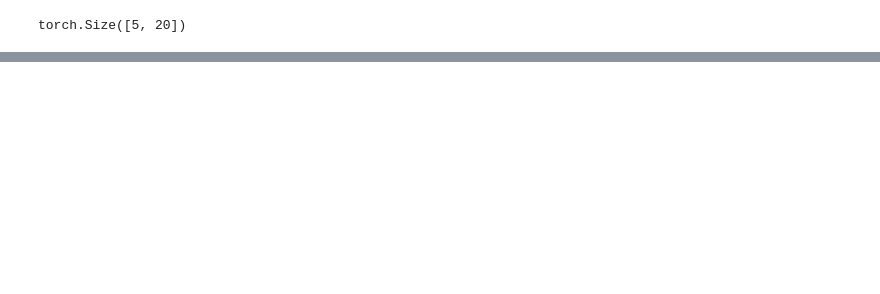
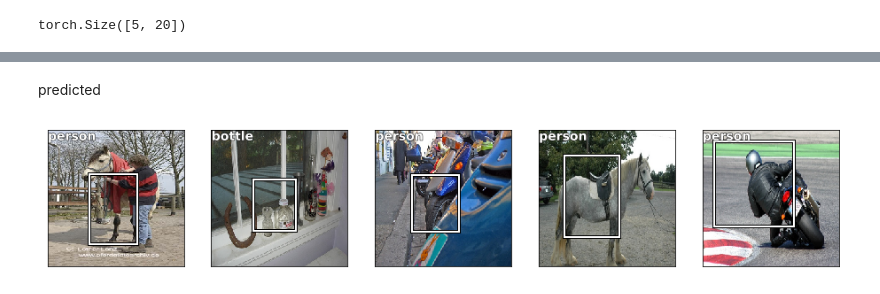
Before and after one commit to aaronlelevier/pytorch-practice, a Jupyter notebook: notebooks/pascal-explr-based-upon-fast-ai-course-bbox.ipynb, the cells around one changed output, grey strips where cells are left out. Saved outputs shown, nothing was run; the diff lists cells and outputs as text; code cells hidden in the pictures; blank space fills up the shorter version.

```diff
--- a/notebooks/pascal-explr-based-upon-fast-ai-course-bbox.ipynb
+++ b/notebooks/pascal-explr-based-upon-fast-ai-course-bbox.ipynb
@@ -846,8 +929,12 @@ def show_image_and_bbox(inputs, label):
+# %% [markdown]
+predicted
 # %%
 preds_count = len(preds)
 fig, axes = plt.subplots(1, preds_count, figsize=(16, 16))
 for i, ax in enumerate(axes.flat):
-
     im = np.transpose(inputs[i], (1, 2, 0))
     ax = show_img(im, ax=ax)
+    draw_rect(ax, bbox_outputs[i])
     draw_text(ax, (0,0), categories[preds[i].item()+1])
+# %% [output]
+[figure, added]
```
Also changed, not shown: parts of 35 cells of this notebook.
